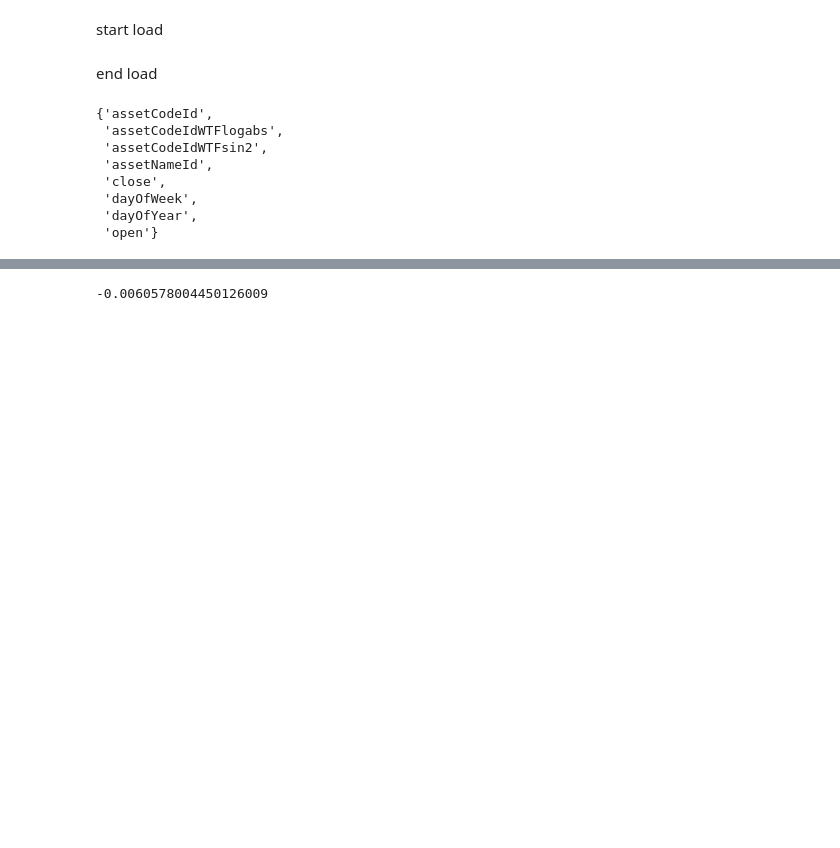
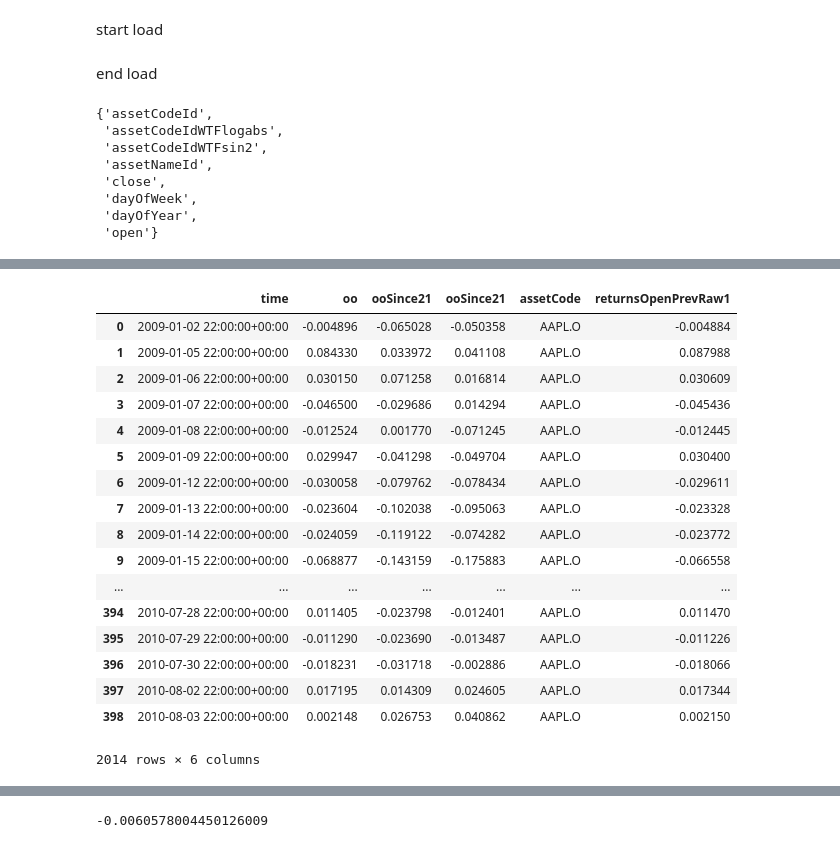
Before and after one commit to yumichael/two-sigma-financial-news, a Jupyter notebook: work/test-init.ipynb, the cells around one changed output, grey strips where cells are left out. Saved outputs shown, nothing was run; the diff lists cells and outputs as text; code cells hidden in the pictures; blank space fills up the shorter version.

```diff
--- a/work/test-init.ipynb
+++ b/work/test-init.ipynb
@@ -147,13 +243,12 @@ set(F0.columns)^set(fSelection)
  'dayOfWeek',
  'dayOfYear',
  'open'}
-# %%
-F0['(oo0-cc0)'] = F0['(it,af,it{1},oo0,cc0){3/4}']
-# %%
-F0.drop(columns=[c for c in F0.columns if c not in fNewnewfault], inplace=True)
+# %%
+mp = dict(zip(fSelection1,fSelection0))
 # %%
 gc.collect()
-df = F[F0.columns]
-df0 = F0
+df = F[fSelection1].rename(columns=mp)
+df0 = pd.DataFrame(index=df.index).join(F0[fSelection0], how='left')
+p0 = pd.DataFrame(index=df.index).join(P0)
 eq = np.abs(df0.fillna(np.inf)-df.fillna(np.inf)).fillna(0)<1e-8
 # %%
@@ -178,0 +294,31 @@ dtype: float64
+# %%
+THE = 3
+guy = pd.concat([
+    P.time[F.assetCodeId==THE],
+    df[F.assetCodeId==THE][['oo','ooSince21']],
+    #p0.time[F.assetCodeId==THE],
+    df0[F.assetCodeId==THE][['ooSince21']],
+    pd.DataFrame(index=df.index).join(M)[F.assetCodeId==THE][['assetCode','returnsOpenPrevRaw1']]
+], axis=1)
+#assert (guy.iloc[:,0]==guy.iloc[:,3]).all()
+guy.index = np.arange(len(guy))
+guy
+# %% [output]
+|  | time | oo | ooSince21 | ooSince21 | assetCode | returnsOpenPrevRaw1 |
+| 0 | 2009-01-02 22:00:00+00:00 | -0.004896 | -0.065028 | -0.050358 | AAPL.O | -0.004884 |
+| 1 | 2009-01-05 22:00:00+00:00 | 0.084330 | 0.033972 | 0.041108 | AAPL.O | 0.087988 |
+| 2 | 2009-01-06 22:00:00+00:00 | 0.030150 | 0.071258 | 0.016814 | AAPL.O | 0.030609 |
+| 3 | 2009-01-07 22:00:00+00:00 | -0.046500 | -0.029686 | 0.014294 | AAPL.O | -0.045436 |
+| 4 | 2009-01-08 22:00:00+00:00 | -0.012524 | 0.001770 | -0.071245 | AAPL.O | -0.012445 |
+| 5 | 2009-01-09 22:00:00+00:00 | 0.029947 | -0.041298 | -0.049704 | AAPL.O | 0.030400 |
+| 6 | 2009-01-12 22:00:00+00:00 | -0.030058 | -0.079762 | -0.078434 | AAPL.O | -0.029611 |
+| 7 | 2009-01-13 22:00:00+00:00 | -0.023604 | -0.102038 | -0.095063 | AAPL.O | -0.023328 |
+| 8 | 2009-01-14 22:00:00+00:00 | -0.024059 | -0.119122 | -0.074282 | AAPL.O | -0.023772 |
+| 9 | 2009-01-15 22:00:00+00:00 | -0.068877 | -0.143159 | -0.175883 | AAPL.O | -0.066558 |
+| ... | ... | ... | ... | ... | ... | ... |
+| 394 | 2010-07-28 22:00:00+00:00 | 0.011405 | -0.023798 | -0.012401 | AAPL.O | 0.011470 |
+| 395 | 2010-07-29 22:00:00+00:00 | -0.011290 | -0.023690 | -0.013487 | AAPL.O | -0.011226 |
+| 396 | 2010-07-30 22:00:00+00:00 | -0.018231 | -0.031718 | -0.002886 | AAPL.O | -0.018066 |
+| 397 | 2010-08-02 22:00:00+00:00 | 0.017195 | 0.014309 | 0.024605 | AAPL.O | 0.017344 |
+| 398 | 2010-08-03 22:00:00+00:00 | 0.002148 | 0.026753 | 0.040862 | AAPL.O | 0.002150 |
+2014 rows × 6 columns
```
Also changed, not shown: parts of 17 cells of this notebook, 1 other file.
